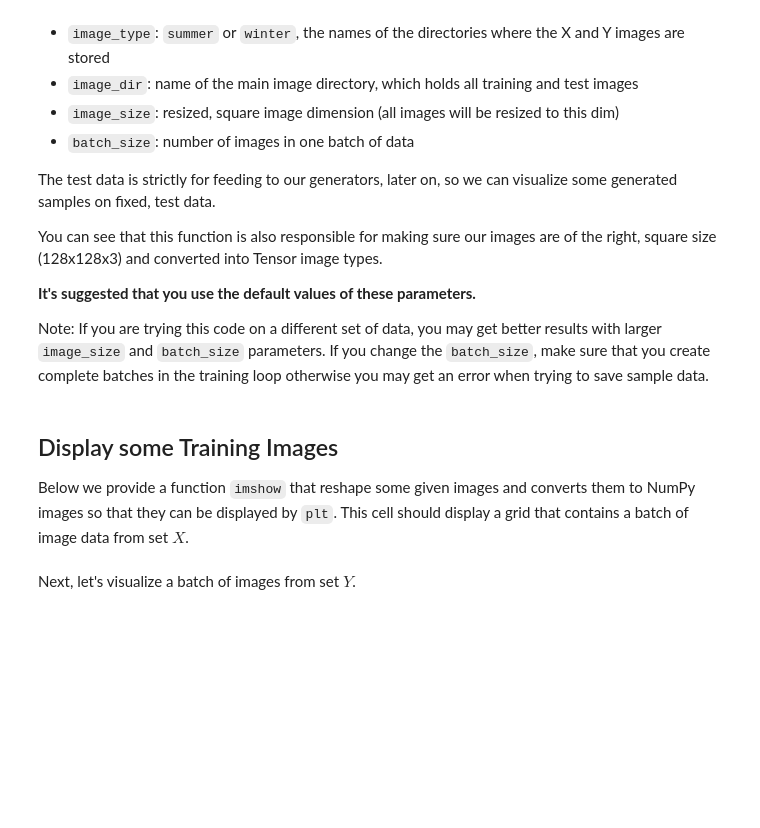
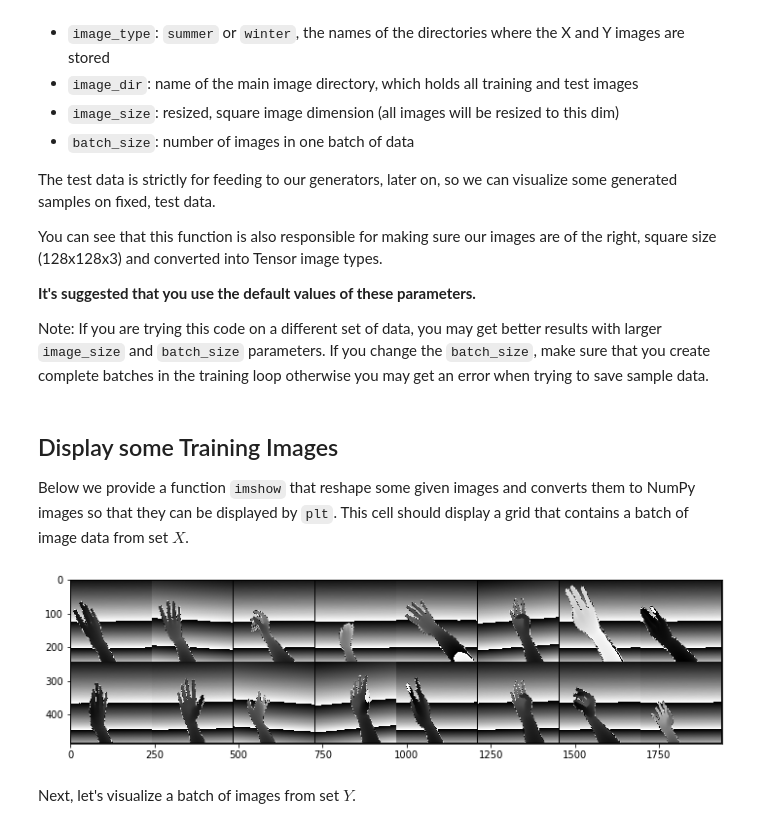
Before and after one commit to amyllykoski/CycleGAN, a Jupyter notebook: CycleGAN.ipynb, the cells around one changed output. Cells and saved outputs as stored; diff of their text form; code cells hidden in the pictures; blank space fills up the shorter version.

```diff
--- a/CycleGAN.ipynb
+++ b/CycleGAN.ipynb
@@ -108,18 +108,21 @@ Below we provide a function `imshow` that reshape some given images and converts
 # %%
 # helper imshow function
 def imshow(img):
     npimg = img.numpy()
-    plt.imshow(np.transpose(npimg, (1, 2, 0)))
+    plt.imshow(np.transpose(npimg, (1, 2, 0)), cmap="gray",
+               vmin=0, vmax=4096)
 
 
 # get some images from X
 dataiter = iter(dataloader_X)
 # the "_" is a placeholder for no labels
 images, _ = dataiter.next()
 
 # show images
 fig = plt.figure(figsize=(12, 8))
 imshow(torchvision.utils.make_grid(images))
+# %% [output]
+[figure, added]
 # %% [markdown]
 Next, let's visualize a batch of images from set $Y$.
 # %%
```
Also changed, not shown: parts of 13 cells of this notebook.
